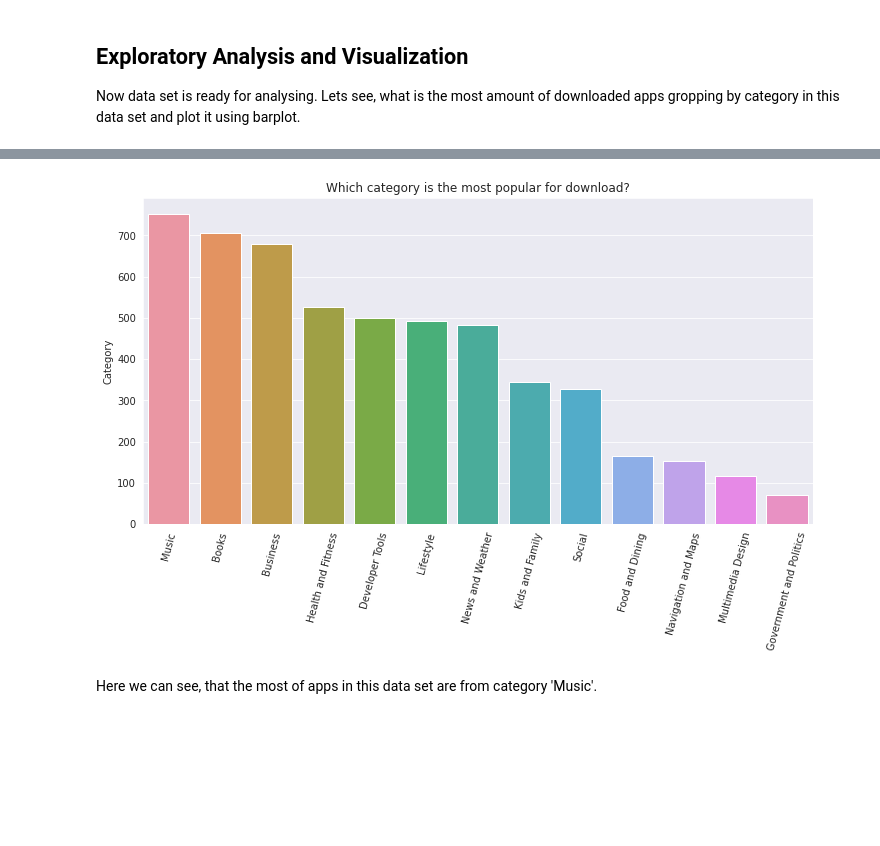
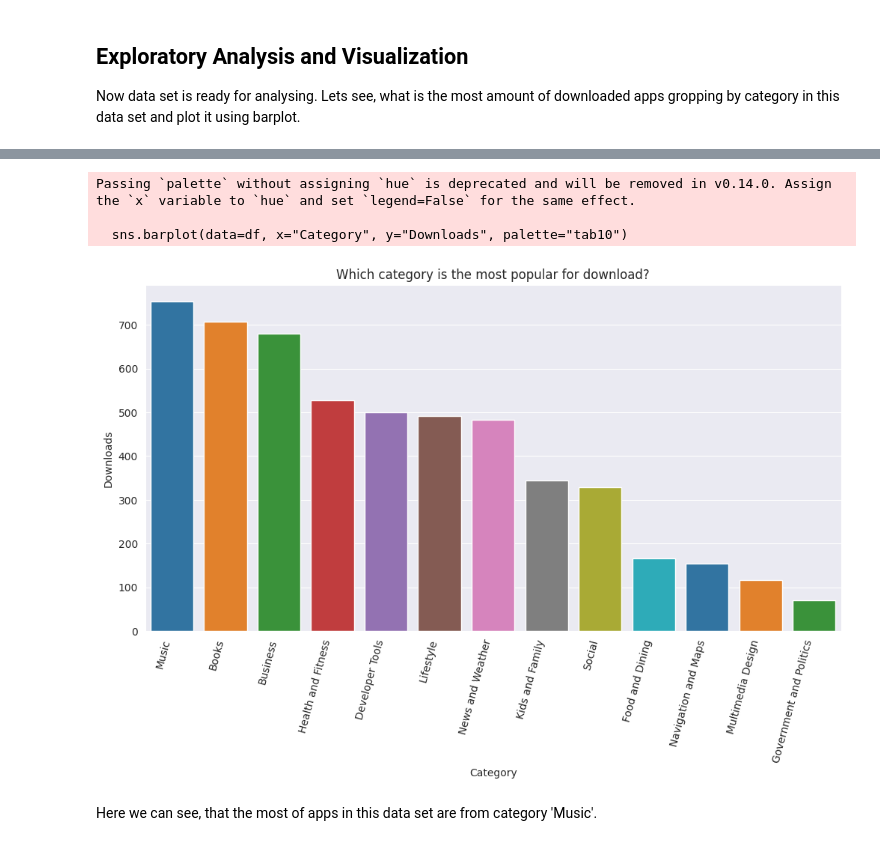
Before and after one commit to yernaz-togizbayev/microsoft_store_data-analysis, a Jupyter notebook: microsoft-store-project.ipynb, the cells around one changed output, grey strips where cells are left out. Saved outputs shown, nothing was run; the diff lists cells and outputs as text; code cells hidden in the pictures; blank space fills up the shorter version.

```diff
--- a/microsoft-store-project.ipynb
+++ b/microsoft-store-project.ipynb
@@ -112,9 +112,12 @@ with pd.option_context('display.max_rows', 100):
 # %% [markdown]
 So we see, the last row with value of price 'Free' is 5162. Let's replace 'Free' with value 0 and all prices concatinate in integers and transer in euro for more visibility (multiply by 0.0116).
 # %%
+import re
+
 Price_list = []
 for i in data.loc[data.Price != 'Free', 'Price']:
-    Price_list.append(round(float(i[2:])*0.0116, 2))
+    x = re.sub(r'[^0-9.]', '', i)       # keep only digits and dot
+    Price_list.append(round(float(x) * 0.0116, 2))
 # %%
 data.loc[data.Price != 'Free', 'Price'] = np.array(Price_list)
 # %%
@@ -192,12 +197,20 @@ Name: Category, dtype: int64
 # %%
 sns.set_style("darkgrid")
 
+df = most_popular_category.reset_index()
+df.columns = ["Category", "Downloads"]
+
 plt.figure(figsize=(12, 6))
-plt.title('Which category is the most popular for download?')
-plt.xticks(rotation = 75)
-sns.barplot(most_popular_category.index, most_popular_category);
+plt.title("Which category is the most popular for download?")
+plt.xticks(rotation=75, ha="right")
+
+sns.barplot(data=df, x="Category", y="Downloads", palette="tab10")
+plt.show()
 # %% [output]
+Passing `palette` without assigning `hue` is deprecated and will be removed in v0.14.0. Assign the `x` variable to `hue` and set `legend=False` for the same effect.
+
+  sns.barplot(data=df, x="Category", y="Downloads", palette="tab10")
-[figure, old version]
+[figure, new version]
 # %% [markdown]
 Here we can see, that the most of apps in this data set are from category 'Music'.
 # %%
```
Also changed, not shown: parts of 13 cells of this notebook.
